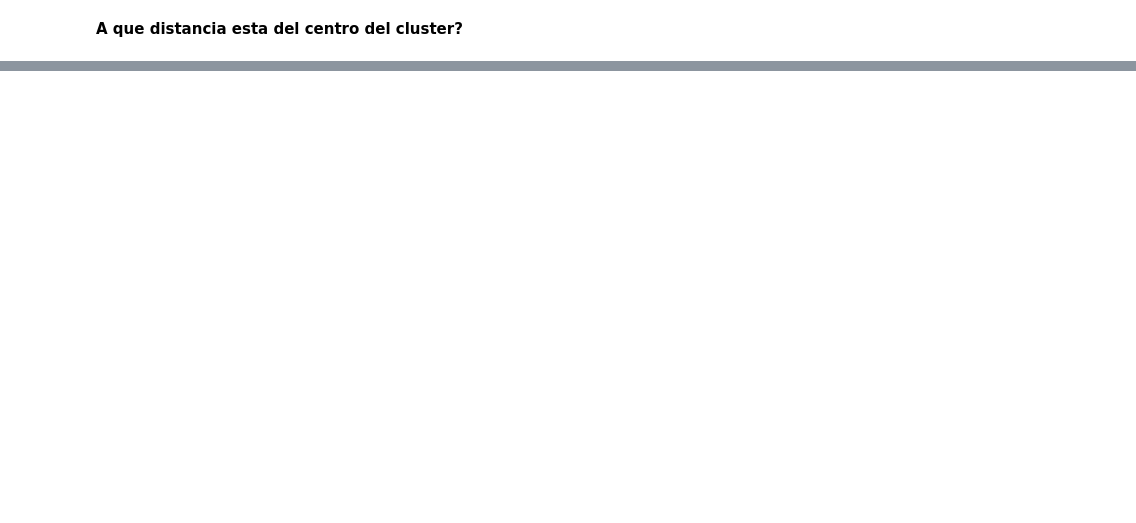
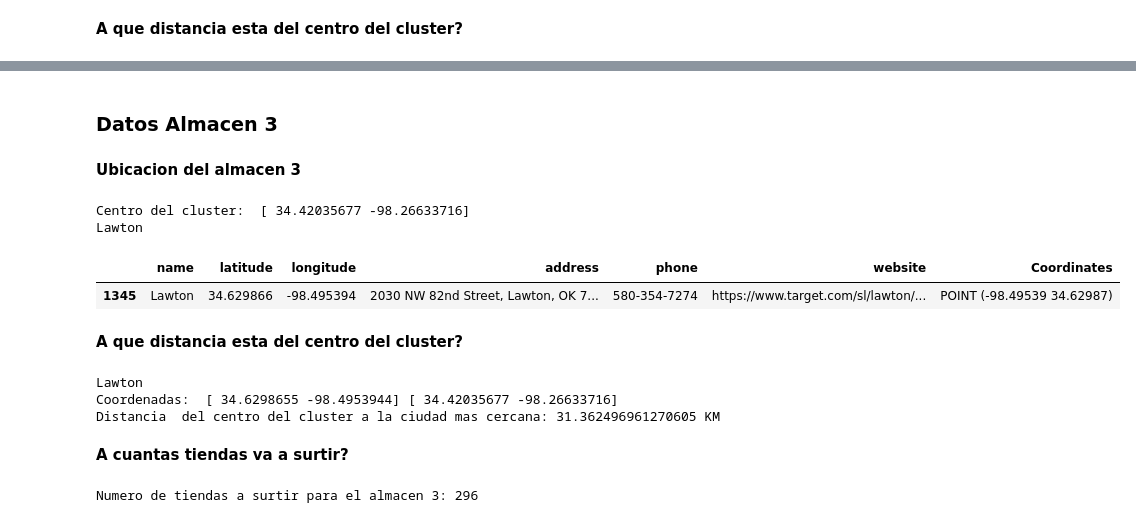
Before and after one commit to PosgradoMNA/actividades-de-aprendizaje-FranciscoMedellin, a Jupyter notebook: Actividad_Semanal_7_kmeans_target.ipynb, the cells around one changed output, grey strips where cells are left out. Saved outputs shown, nothing was run; the diff lists cells and outputs as text; code cells hidden in the pictures; blank space fills up the shorter version.

```diff
--- a/Actividad_Semanal_7_kmeans_target.ipynb
+++ b/Actividad_Semanal_7_kmeans_target.ipynb
@@ -443,0 +539,53 @@ Distancia:  1.7813797007089092
+# %% [markdown]
+### **Datos Almacen 3**
+# %% [markdown]
+**Ubicacion del almacen 3**
+# %%
+# Usamos los centros y asignamos un rango dentro del cual podrian estar ciudades.
+# Utilizamos df que contiene datos de las ciudades y sus coordenadas.
+# Jugamos con los filtros
+i = 3
+temp = df[(df['latitude']>=(kmeans.cluster_centers_[i-1][0])) &
+   (df['latitude']<(kmeans.cluster_centers_[i-1][0]+0.3)) &
+   (df['longitude']<=(kmeans.cluster_centers_[i-1][1])) &
+   (df['longitude']>(kmeans.cluster_centers_[i-1][1]-0.3))
+]
+print("Centro del cluster: ", kmeans.cluster_centers_[i-1][:])
+city =  np.array(temp["name"])[0]
+print(city)
+temp
+# %% [output]
+Centro del cluster:  [ 34.42035677 -98.26633716]
+Lawton
+|  | name | latitude | longitude | address | phone | website | Coordinates |
+| 1345 | Lawton | 34.629866 | -98.495394 | 2030 NW 82nd Street, Lawton, OK 7... | 580-354-7274 | https://www.target.com/sl/lawton/... | POINT (-98.49539 34.62987) |
+# %% [markdown]
+**A que distancia esta del centro del cluster?**
+# %%
+import math
+import numpy as np
+import pandas as pd
+
+# arrays de coordeanadas - lat - long
+print(city)
+p_city = df[df["name"]==city]
+p_city = np.array(p_city[["latitude","longitude"]])[0,:] # convert to one dimension
+p_center = np.array(centers[i-1])
+
+print("Coordenadas: ",p_city, p_center)
+
+dist = haversine(p_city[0],p_city[1], p_center[0], p_center[1])
+print(f"Distancia  del centro del cluster a la ciudad mas cercana: {dist} KM")
+# %% [output]
+Lawton
+Coordenadas:  [ 34.6298655 -98.4953944] [ 34.42035677 -98.26633716]
+Distancia  del centro del cluster a la ciudad mas cercana: 31.362496961270605 KM
+# %% [markdown]
+**A cuantas tiendas va a surtir?**
+# %%
+dft = pd.DataFrame(kmeans.labels_)
+dft.columns =["clusters"]
+num_tiendas = len(dft[dft["clusters"]==i-1])
+print(f"Numero de tiendas a surtir para el almacen {i}: {num_tiendas}")
+# %% [output]
+Numero de tiendas a surtir para el almacen 3: 296
```
Also changed, not shown: parts of 42 cells of this notebook.
